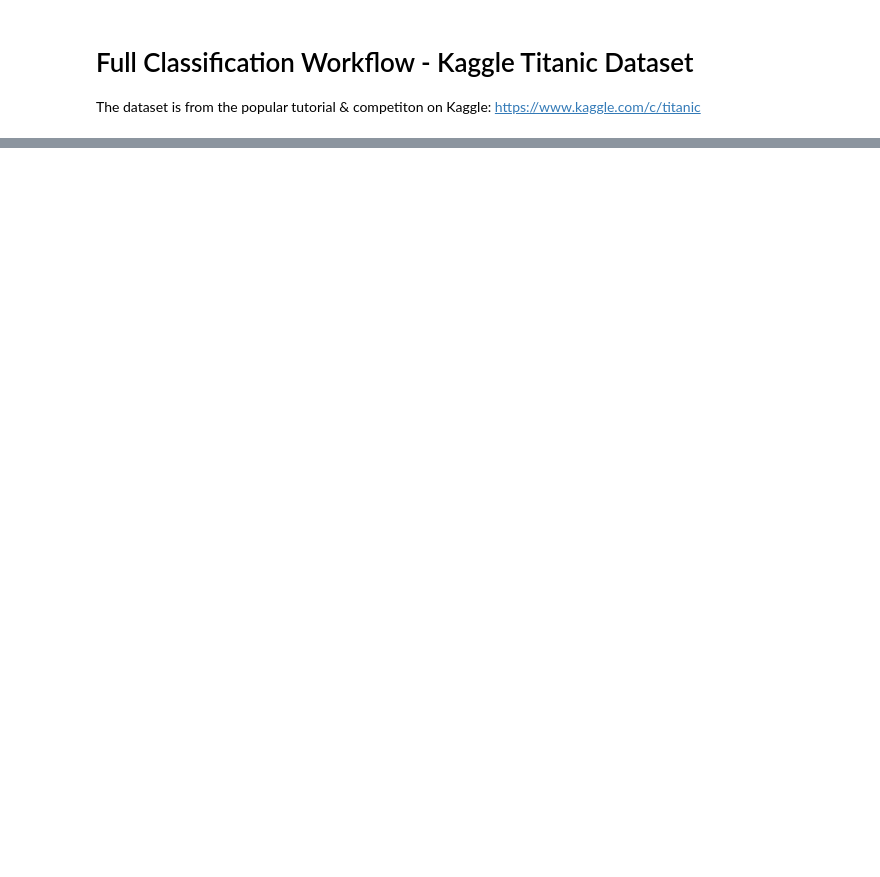
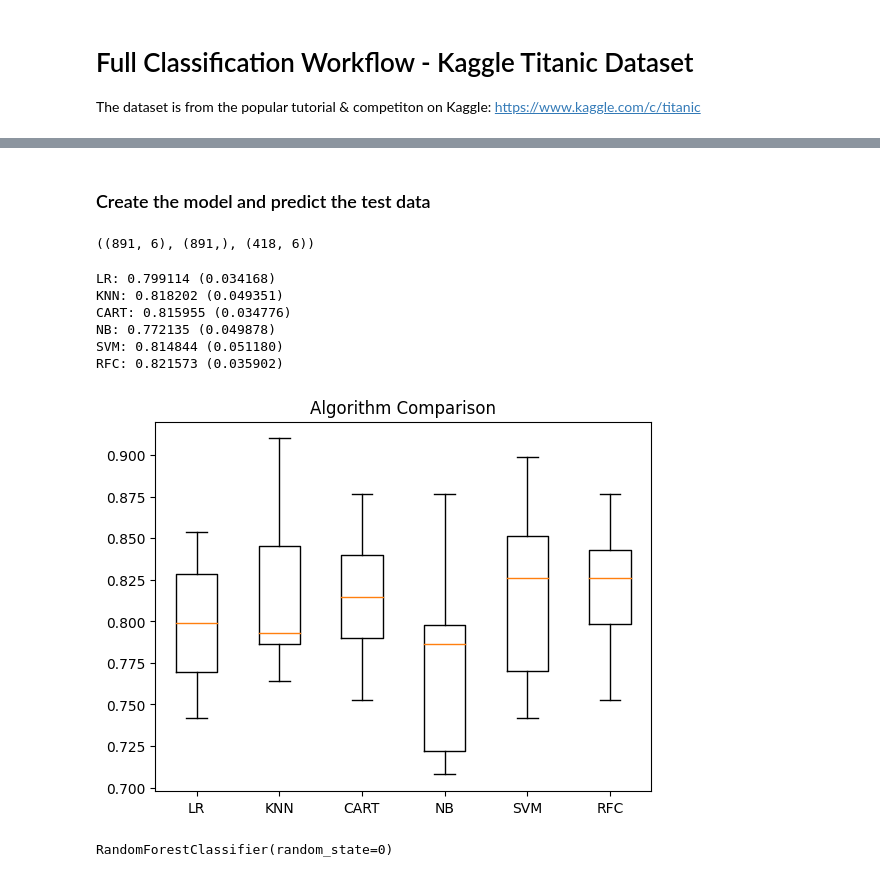
Before and after one commit to mohikhsan/learnml, a Jupyter notebook: classification/titanic_comp.ipynb, the cells around one changed output, grey strips where cells are left out. Cells and saved outputs as stored; diff of their text form; code cells hidden in the pictures; blank space fills up the shorter version.

```diff
--- a/classification/titanic_comp.ipynb
+++ b/classification/titanic_comp.ipynb
@@ -25,0 +578,9 @@ train_data.head()
+# %%
+# replace fare with fare bands (0-7.91, 7.91-14.45, 14.45-31, 31-512) in training data
+train_data.loc[train_data['Fare'] <= 7.91, 'Fare'] = 0
+train_data.loc[(train_data['Fare'] > 7.91) & (train_data['Fare'] <= 14.45), 'Fare'] = 1
+train_data.loc[(train_data['Fare'] > 14.45) & (train_data['Fare'] <= 31), 'Fare'] = 2
+train_data.loc[train_data['Fare'] > 31, 'Fare'] = 3
+train_data['Fare'] = train_data['Fare'].astype(int)
+
+train_data.head()
@@ -25,0 +613,67 @@ train_data.head()
+# %% [markdown]
+### Create the model and predict the test data
+# %%
+# prepare data for model
+X_train = train_data.drop(['Survived'], axis=1)
+Y_train = train_data['Survived']
+X_test = test_data.drop(['PassengerId'], axis=1).copy()
+
+# check the shape of the data
+X_train.shape, Y_train.shape, X_test.shape
+# %% [output]
+((891, 6), (891,), (418, 6))
+# %%
+# create a list of models to test
+models = []
+models.append(('LR', LogisticRegression(solver='liblinear', multi_class='ovr')))
+models.append(('KNN', KNeighborsClassifier()))
+models.append(('CART', DecisionTreeClassifier()))
+models.append(('NB', GaussianNB()))
+models.append(('SVM', SVC(gamma='auto', kernel='rbf')))
+models.append(('RFC', RandomForestClassifier(n_estimators=100, random_state=0)))
+
+# evaluate each model in turn
+results = []
+names = []
+scoring = 'accuracy'
+for name, model in models:
+    kfold = KFold(n_splits=10, random_state=7, shuffle=True)
+    cv_results = cross_val_score(model, X_train, Y_train, cv=kfold, scoring=scoring)
+    results.append(cv_results)
+    names.append(name)
+    msg = "%s: %f (%f)" % (name, cv_results.mean(), cv_results.std())
+    print(msg)
+
+# compare algorithms
+plt.boxplot(results, labels=names)
+plt.title('Algorithm Comparison')
+plt.show()
+# %% [output]
+LR: 0.799114 (0.034168)
+KNN: 0.818202 (0.049351)
+CART: 0.815955 (0.034776)
+NB: 0.772135 (0.049878)
+SVM: 0.814844 (0.051180)
+RFC: 0.821573 (0.035902)
+[figure, added]
+# %%
+# train each model and make predictions
+LR = LogisticRegression(solver='liblinear', multi_class='ovr')
+LR.fit(X_train, Y_train)
+
+KNN = KNeighborsClassifier()
+KNN.fit(X_train, Y_train)
+
+CART = DecisionTreeClassifier()
+CART.fit(X_train, Y_train)
+
+NB = GaussianNB()
+NB.fit(X_train, Y_train)
+
+SVM = SVC(gamma='auto', kernel='rbf')
+SVM.fit(X_train, Y_train)
+
+RFC = RandomForestClassifier(n_estimators=100, random_state=0)
+RFC.fit(X_train, Y_train)
+# %% [output]
+RandomForestClassifier(random_state=0)
```
Also changed, not shown: parts of 70 cells of this notebook.
